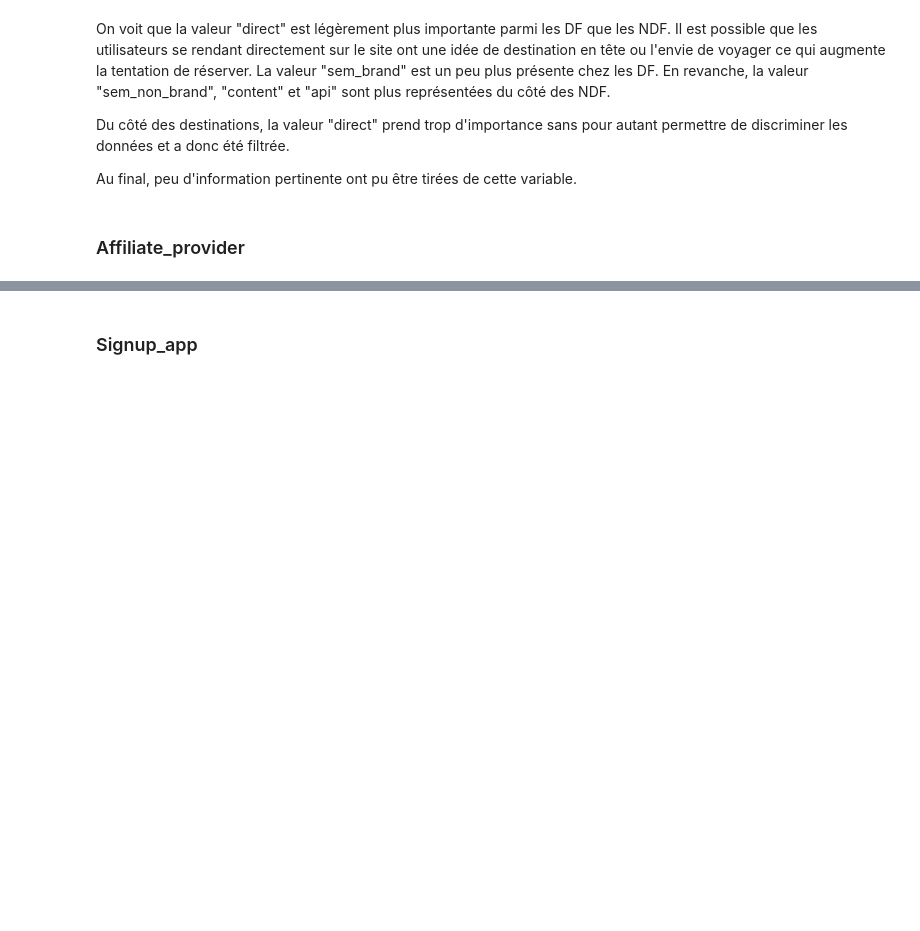
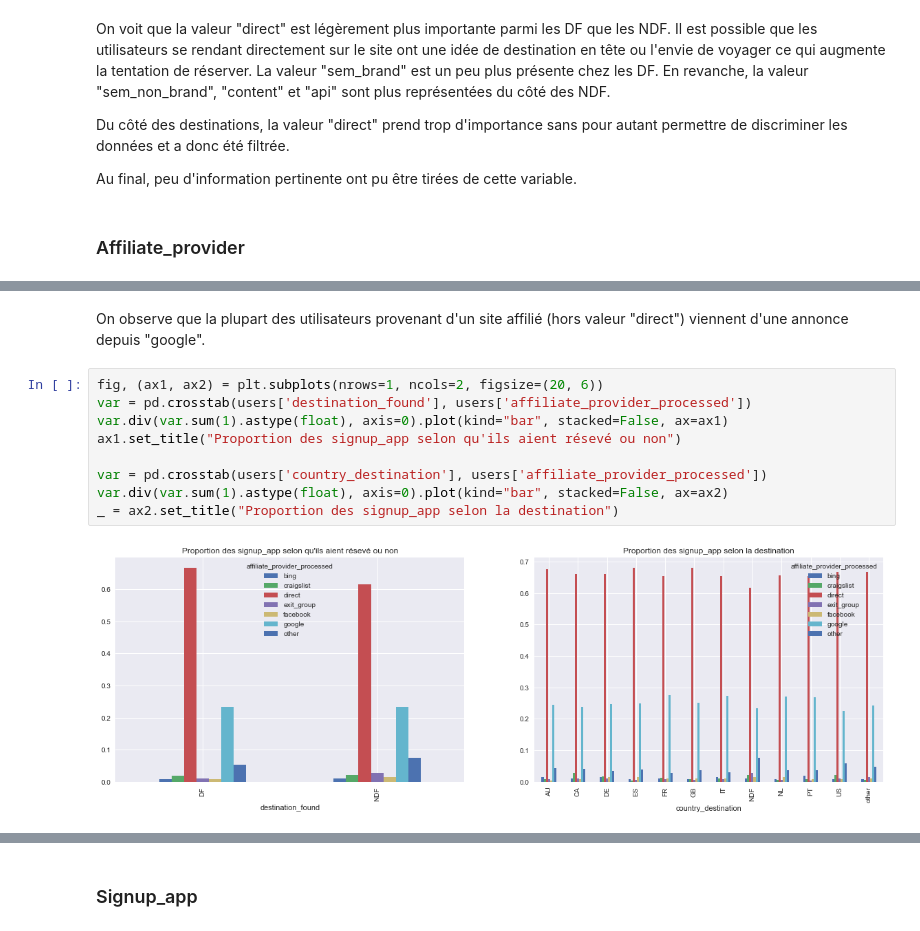
Before and after one commit to vesran/BookerGuess, a Jupyter notebook: _2_analyse_des_utilisateurs.ipynb, the cells around one changed output, grey strips where cells are left out. Saved outputs shown, nothing was run; the diff lists cells and outputs as text; blank space fills up the shorter version.

```diff
--- a/_2_analyse_des_utilisateurs.ipynb
+++ b/_2_analyse_des_utilisateurs.ipynb
@@ -308,0 +315,13 @@ _ = plt.hist(users['affiliate_provider'], bins=np.arange(users['affiliate_provid
+# %% [markdown]
+On observe que la plupart des utilisateurs provenant d'un site affilié (hors valeur "direct") viennent d'une annonce depuis "google".
+# %%
+fig, (ax1, ax2) = plt.subplots(nrows=1, ncols=2, figsize=(20, 6))
+var = pd.crosstab(users['destination_found'], users['affiliate_provider_processed'])
+var.div(var.sum(1).astype(float), axis=0).plot(kind="bar", stacked=False, ax=ax1)
+ax1.set_title("Proportion des signup_app selon qu'ils aient résevé ou non")
+
+var = pd.crosstab(users['country_destination'], users['affiliate_provider_processed'])
+var.div(var.sum(1).astype(float), axis=0).plot(kind="bar", stacked=False, ax=ax2)
+_ = ax2.set_title("Proportion des signup_app selon la destination")
+# %% [output]
+[figure, added]
```
Also changed, not shown: parts of 25 cells of this notebook.
